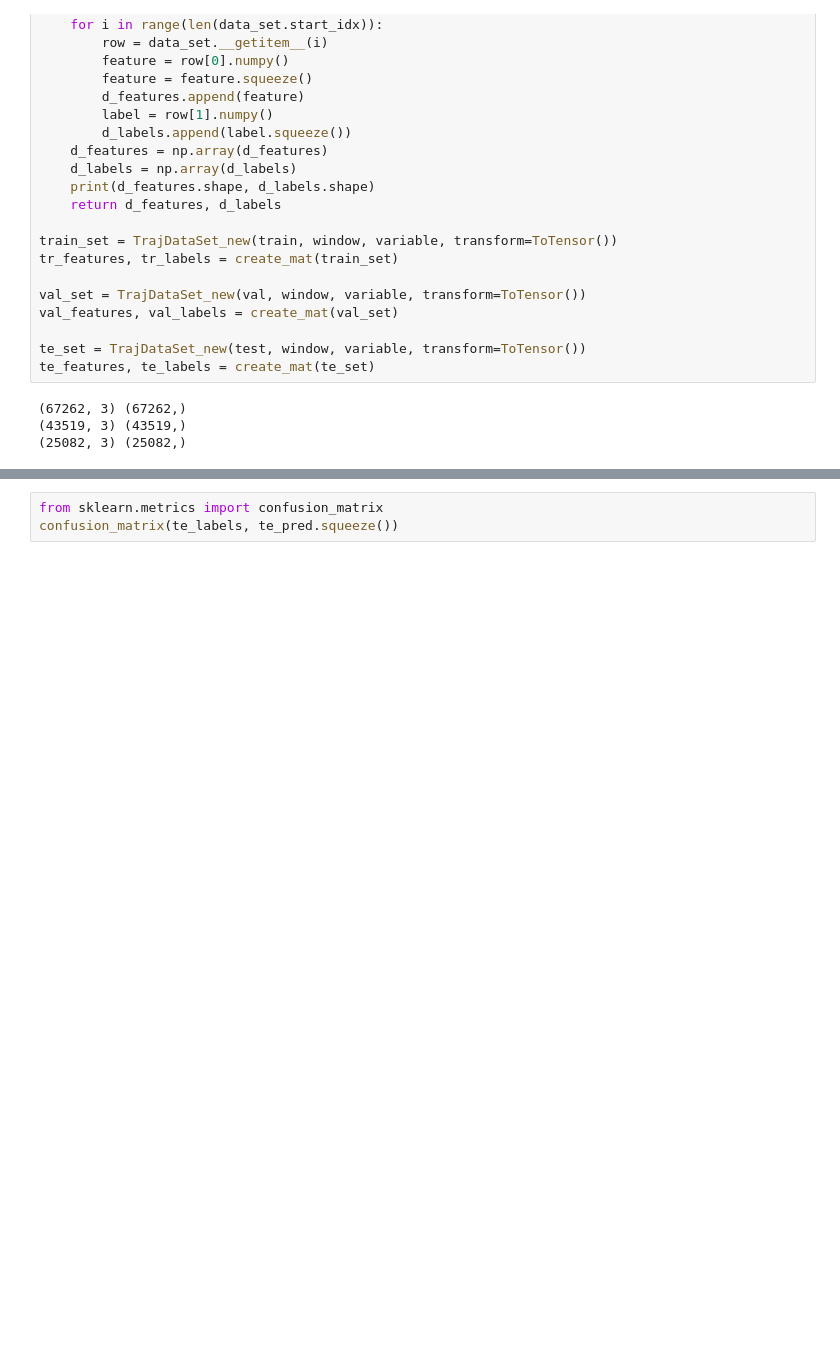
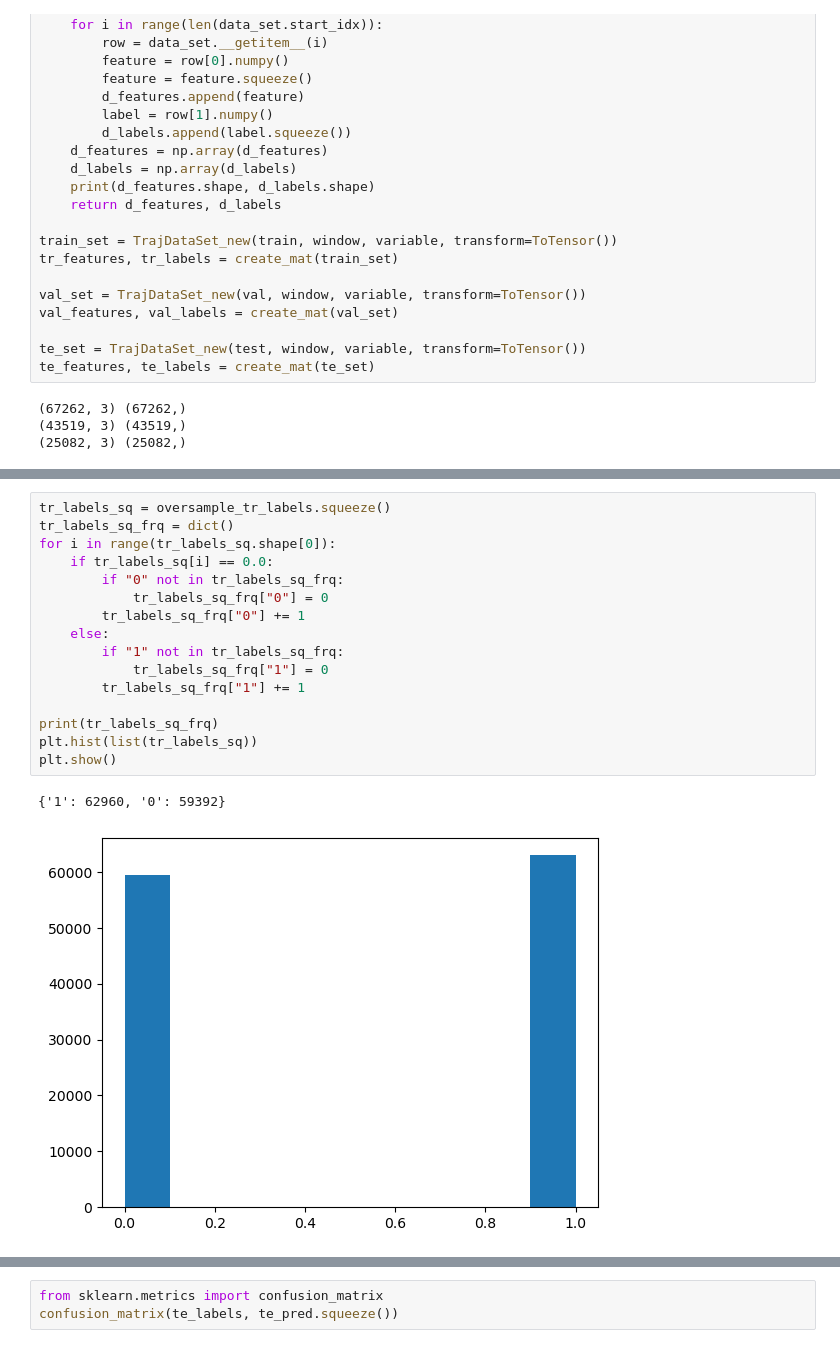
Before and after one commit to anuprulez/BirdDL, a Jupyter notebook: galaxy_lb_training.ipynb, the cells around one changed output, grey strips where cells are left out. Cells and saved outputs as stored; diff of their text form; blank space fills up the shorter version.

```diff
--- a/galaxy_lb_training.ipynb
+++ b/galaxy_lb_training.ipynb
@@ -108,0 +164,19 @@ oversample_tr_features.shape, oversample_tr_labels.shape'''
+# %%
+tr_labels_sq = oversample_tr_labels.squeeze()
+tr_labels_sq_frq = dict()
+for i in range(tr_labels_sq.shape[0]):
+    if tr_labels_sq[i] == 0.0:
+        if "0" not in tr_labels_sq_frq:
+            tr_labels_sq_frq["0"] = 0
+        tr_labels_sq_frq["0"] += 1
+    else:
+        if "1" not in tr_labels_sq_frq:
+            tr_labels_sq_frq["1"] = 0
+        tr_labels_sq_frq["1"] += 1
+
+print(tr_labels_sq_frq)
+plt.hist(list(tr_labels_sq))
+plt.show()
+# %% [output]
+{'1': 62960, '0': 59392}
+[figure, added]
```
Also changed, not shown: parts of 19 cells of this notebook.
